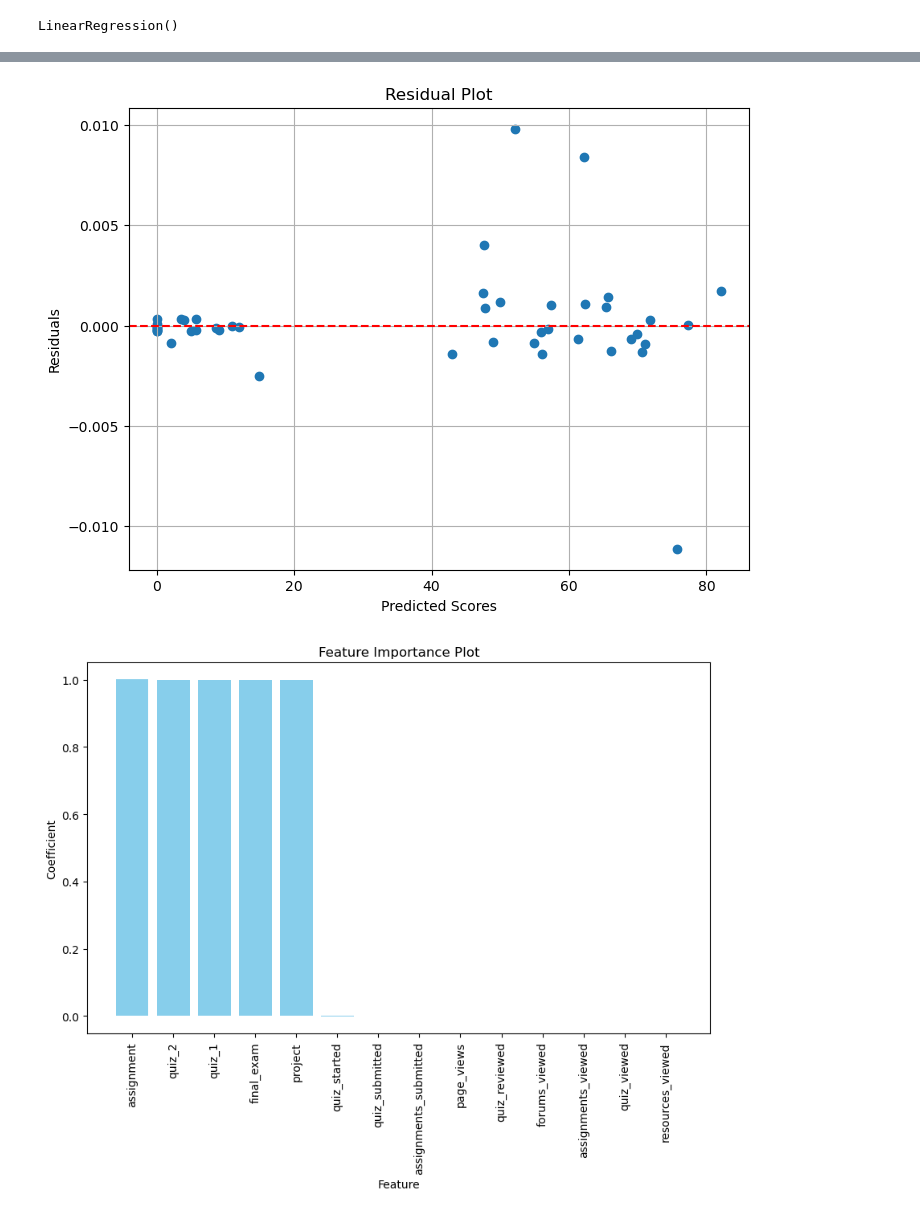
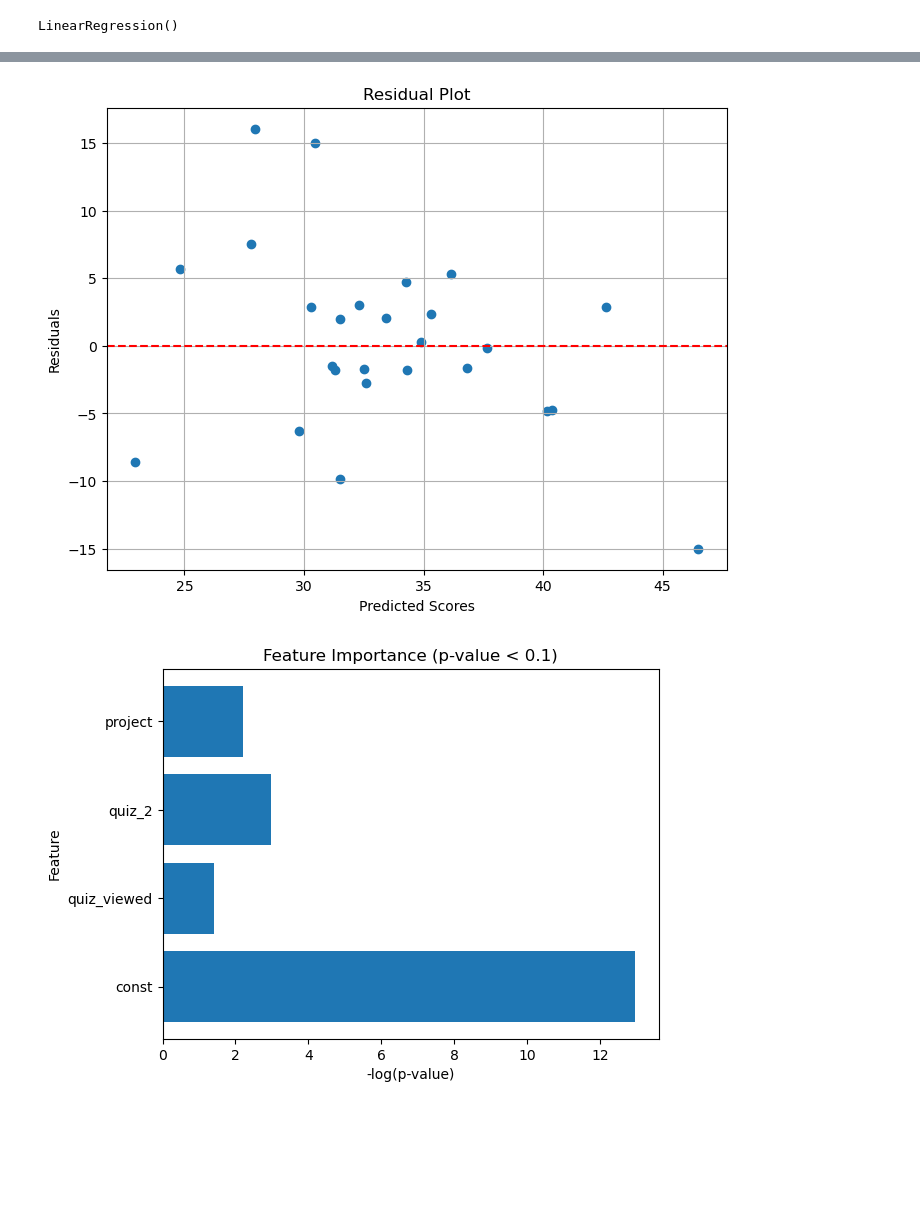
Before and after one commit to NgureGlo/SPP_Model, a Jupyter notebook: SPP - Linear Regression.ipynb, the cells around one changed output, grey strips where cells are left out. Cells and saved outputs as stored; diff of their text form; code cells hidden in the pictures; blank space fills up the shorter version.

Commit message:
Updated the models

```diff
--- a/SPP - Linear Regression.ipynb
+++ b/SPP - Linear Regression.ipynb
@@ -8,7 +11,7 @@ from sklearn.metrics import mean_absolute_error, mean_squared_error, r2_score
 # %%
 # Loading the dataset into the notebook
 
-data = pd.read_csv("lms.csv")
+data = pd.read_csv("lms-Copy1.csv")
 data
 # %% [output]
 |  | user_id | assignments_viewed | assignments_submitted | quiz_started | quiz_submitted | quiz_reviewed | ... |
@@ -69,3 +72,8 @@ print(data[data.duplicated()].index)
 # %% [output]
 Indices of duplicate rows:
 Index([], dtype='int64')
+# %%
+# Removing rows that contain 0 in the final_exam score
+
+data = data[data['final_exam'] != 0]
+data
@@ -73,8 +95,8 @@ Index([], dtype='int64')
 # Splitting data into features and target variable
 
 X = data[['assignments_viewed', 'assignments_submitted', 'quiz_started', 'quiz_submitted',
-          'quiz_reviewed', 'quiz_viewed', 'forums_viewed', 'page_views', 'resources_viewed','quiz_1','quiz_2','assignment','project','final_exam']]
-y = data['total_score']  # Target variable
+          'quiz_reviewed', 'quiz_viewed', 'forums_viewed', 'page_views', 'resources_viewed','quiz_1','quiz_2','assignment','project']]
+y = data['final_exam']  # Target variable
 # %%
 # Splitting the dataset into testing and training sets
 
@@ -111,9 +160,7 @@ R-squared (R2): 0.9999999915682222
 # %%
-# Checking feature significance
+# Checking feature significance using p-values
 
-coef_df = pd.DataFrame({'Feature': X.columns, 'Coefficient': model.coef_})
-coef_df.sort_values(by='Coefficient', ascending=False, inplace=True)
-
-print("\nFeature Significance:")
-print(coef_df)
+X_with_constant = sm.add_constant(X_train)
+model_sm = sm.OLS(y_train, X_with_constant).fit()
+print(model_sm.summary())
 # %% [output]
@@ -163,22 +211,21 @@ plt.title('Residual Plot')
 plt.grid(True)
 plt.show()
 # %% [output]
-[figure, old version]
+[figure, new version]
 # %%
-# Feature importance plot
-# Coefficient is the weight assigned to each feature (x independent variable) in the model.
-# Use the coeficicients of the model to provide insights into the importance of each feature in predicting the end-of-semester academic performance.
+significant_features = model_sm.pvalues[model_sm.pvalues < 0.1].index
 
-plt.figure(figsize=(10, 6))
-sorted_indices = coef_df['Coefficient'].abs().sort_values(ascending=False).index
-plt.bar(range(len(sorted_indices)), coef_df['Coefficient'][sorted_indices], color='skyblue')
-plt.xticks(range(len(sorted_indices)), coef_df['Feature'][sorted_indices], rotation=90)
-plt.xlabel('Feature')
-plt.ylabel('Coefficient')
-plt.title('Feature Importance Plot')
+# Get the coefficients of significant features
+significant_coefficients = model_sm.params[significant_features]
+
+# Plot feature importance with p-values as x-labels and significant features as y-labels
+plt.barh(significant_features, -np.log10(model_sm.pvalues[significant_features]))  # Use -log(p-value) for better visualization
+plt.xlabel('-log(p-value)')
+plt.ylabel('Feature')
+plt.title('Feature Importance (p-value < 0.1)')
 plt.show()
 # %% [output]
-[figure, old version]
+[figure, new version]
 # %%
 # Distibution of predicted scores
 # Gives an overview of how the model predicts the end-of-semester academic performance across different score ranges.
```
Also changed, not shown: parts of 8 cells of this notebook, 7 other files.
